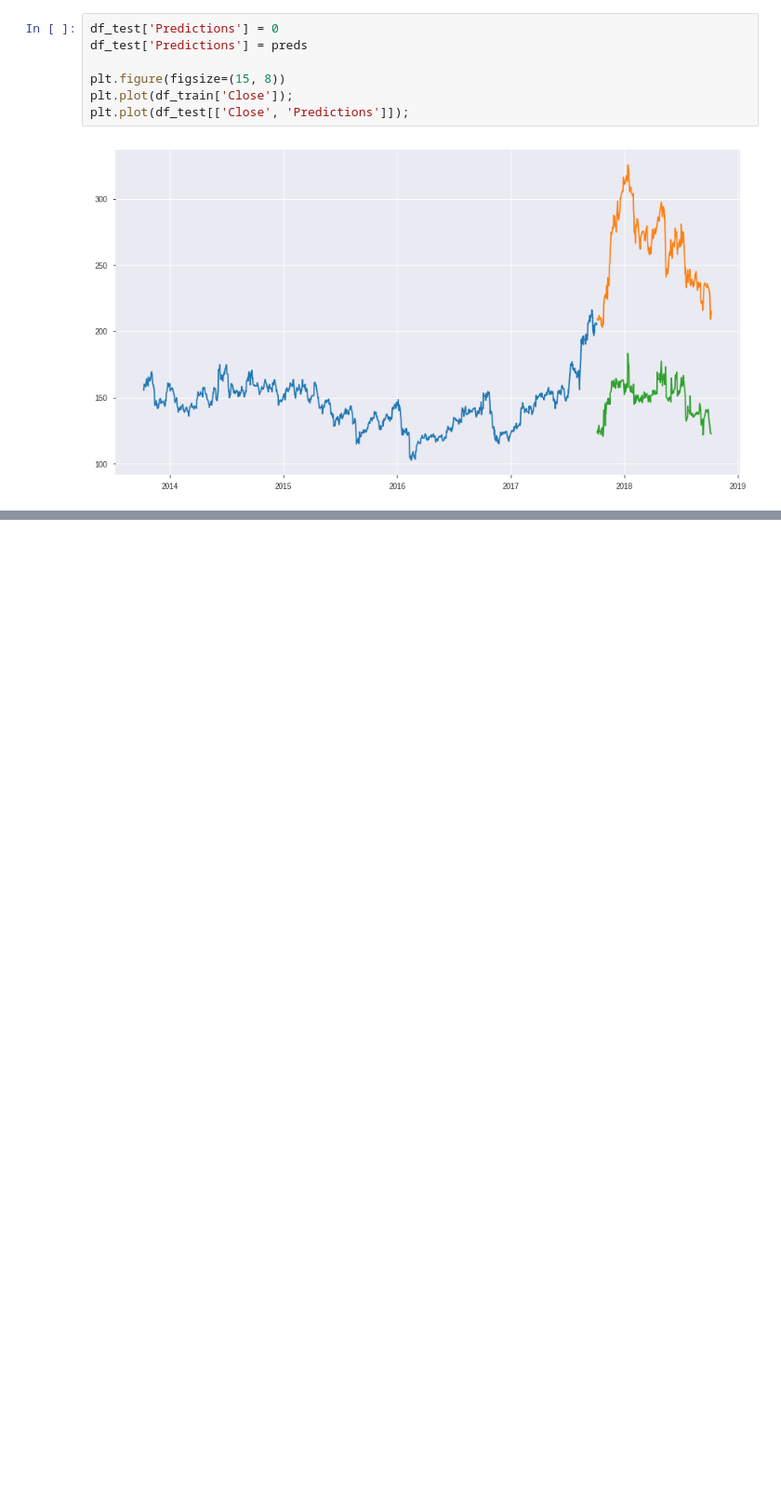
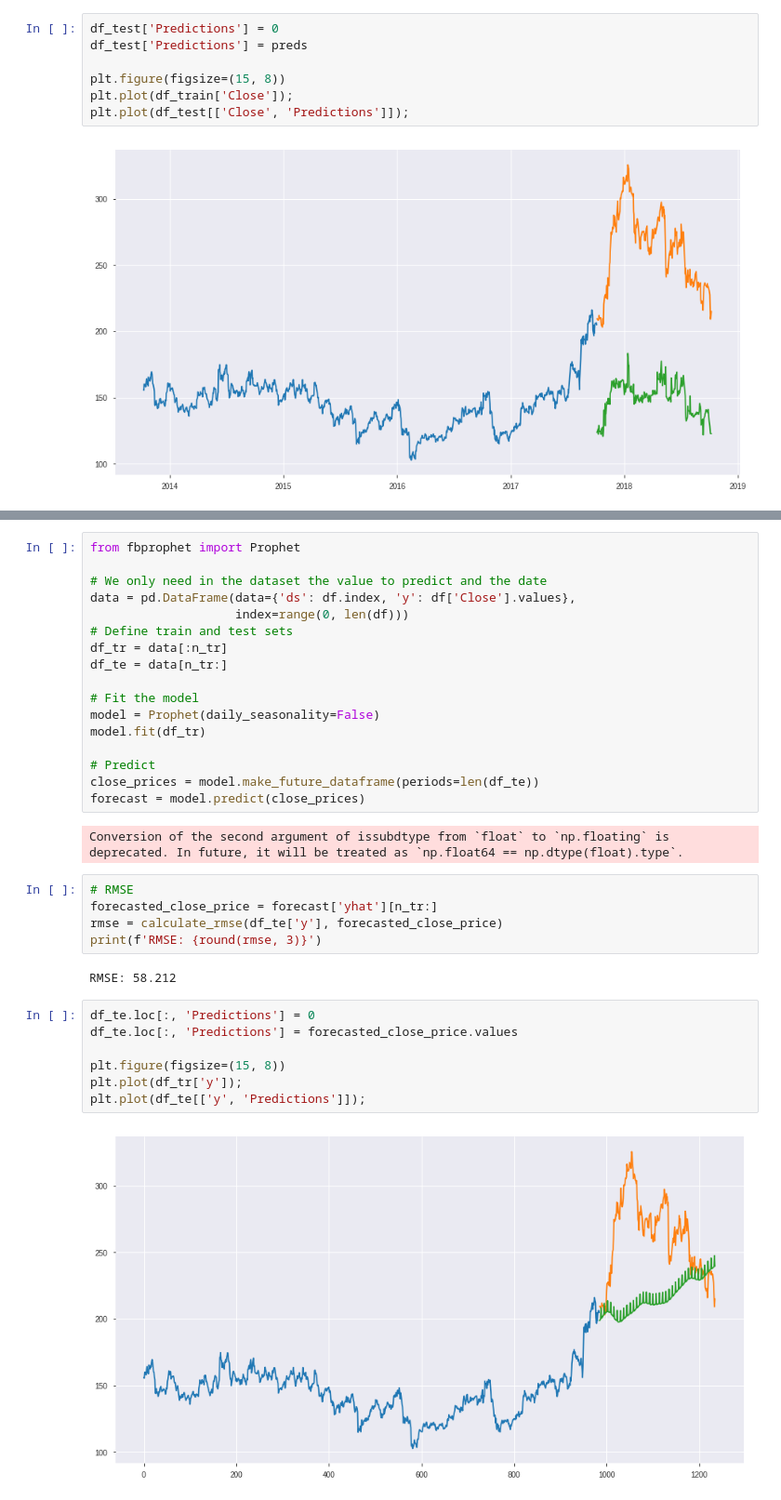
Before and after one commit to jgdelrio/tutorials, a Jupyter notebook: TimeSeries/03_Stock_Prediction.ipynb, the cells around one changed output, grey strips where cells are left out. Shown at 93% size. Saved outputs shown, nothing was run; the diff lists cells and outputs as text; blank space fills up the shorter version.

```diff
--- a/TimeSeries/03_Stock_Prediction.ipynb
+++ b/TimeSeries/03_Stock_Prediction.ipynb
@@ -301,0 +427,35 @@ df.Close.rolling(window).mean()
+# %%
+from fbprophet import Prophet
+
+# We only need in the dataset the value to predict and the date
+data = pd.DataFrame(data={'ds': df.index, 'y': df['Close'].values},
+                    index=range(0, len(df)))
+# Define train and test sets
+df_tr = data[:n_tr]
+df_te = data[n_tr:]
+
+# Fit the model
+model = Prophet(daily_seasonality=False)
+model.fit(df_tr)
+
+# Predict
+close_prices = model.make_future_dataframe(periods=len(df_te))
+forecast = model.predict(close_prices)
+# %% [output]
+Conversion of the second argument of issubdtype from `float` to `np.floating` is deprecated. In future, it will be treated as `np.float64 == np.dtype(float).type`.
+# %%
+# RMSE
+forecasted_close_price = forecast['yhat'][n_tr:]
+rmse = calculate_rmse(df_te['y'], forecasted_close_price)
+print(f'RMSE: {round(rmse, 3)}')
+# %% [output]
+RMSE: 58.212
+# %%
+df_te.loc[:, 'Predictions'] = 0
+df_te.loc[:, 'Predictions'] = forecasted_close_price.values
+
+plt.figure(figsize=(15, 8))
+plt.plot(df_tr['y']);
+plt.plot(df_te[['y', 'Predictions']]);
+# %% [output]
+[figure, added]
```
Also changed, not shown: parts of 19 cells of this notebook, 5 other files.
